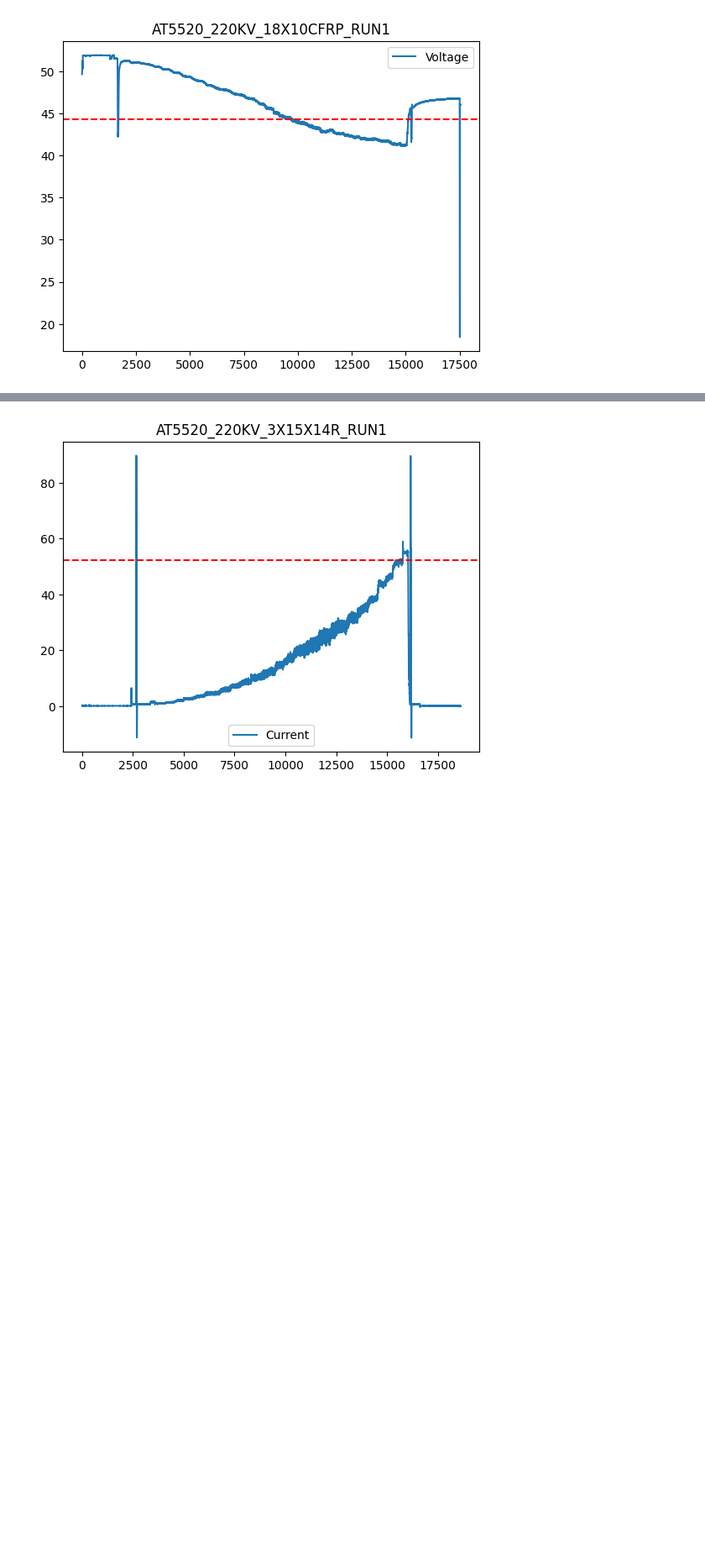
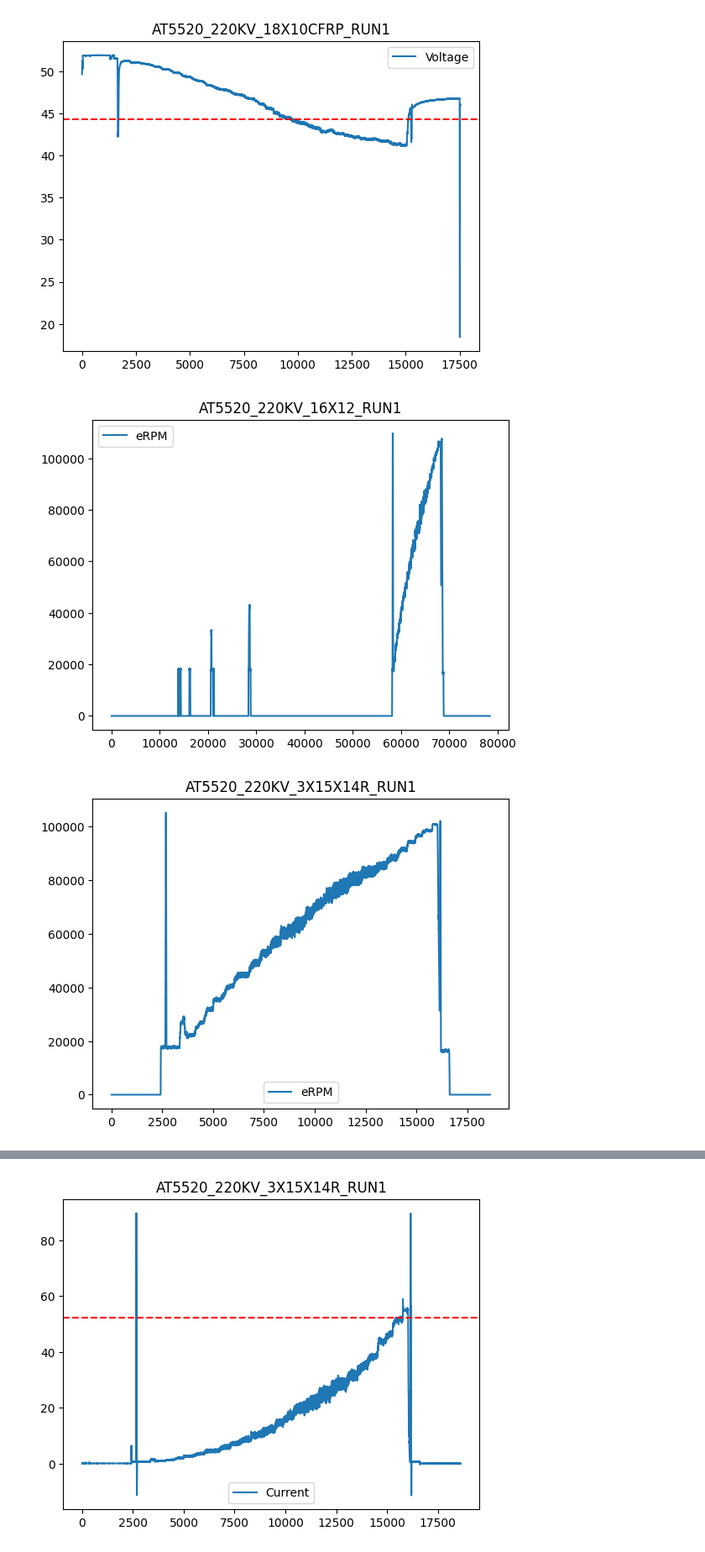
Before and after one commit to SanderGi/DesignBuildFly, a Jupyter notebook: python_tools/eda/thrustStand_year2_4.ipynb, the cells around one changed output, grey strips where cells are left out. Shown at 84% size. Cells and saved outputs as stored; diff of their text form; code cells hidden in the pictures; blank space fills up the shorter version.

```diff
--- a/python_tools/eda/thrustStand_year2_4.ipynb
+++ b/python_tools/eda/thrustStand_year2_4.ipynb
@@ -71,3 +71,9 @@ for key in common_dfs:
 [figure]
 [figure]
 [figure]
+# %%
+for key in common_dfs:
+    ax = blackbox_dfs[key].plot(y='eRPM', title=key)
+# %% [output]
+[figure, added]
+[figure, added]
```
Also changed, not shown: parts of 4 cells of this notebook.
